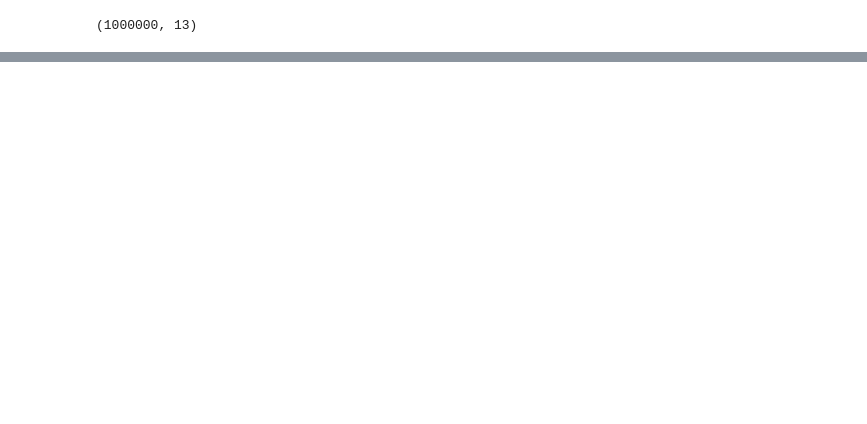
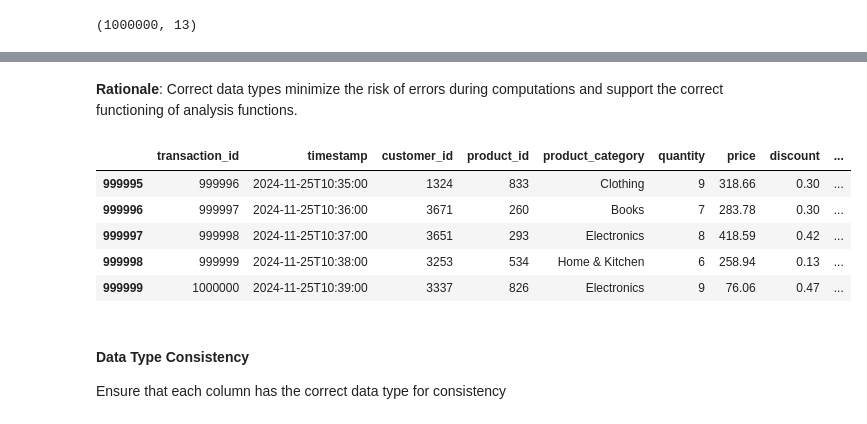
Before and after one commit to arnelimperial/greenergy, a Jupyter notebook: sales.ipynb, the cells around one changed output, grey strips where cells are left out. Saved outputs shown, nothing was run; the diff lists cells and outputs as text; code cells hidden in the pictures; blank space fills up the shorter version.

```diff
--- a/sales.ipynb
+++ b/sales.ipynb
@@ -44,3 +121,8 @@ memory usage: 99.2+ MB
+# %%
+# suggestions if there are duplicate rows
+# remove duplicate rows
+original_df = original_df.drop_duplicates()
+# Rationale: By eliminating duplicates, data clarity is enhanced, allowing for more accurate insights from analyses.
 # %%
 original_df.shape
 # %% [output]
@@ -192,0 +138,19 @@ Index(['transaction_id', 'timestamp', 'customer_id', 'product_id',
+# %%
+# ISO 8601 utilizes the 24-hour clock format for times
+original_df['timestamp'] = pd.to_datetime(original_df['timestamp']).apply(lambda x: x.isoformat())
+# ISO 8601 with date  only
+original_df['date'] = pd.to_datetime(original_df['timestamp']).dt.date
+# %% [markdown]
+<p><b>Rationale</b>: Correct data types minimize the risk of errors during computations and support the correct functioning of analysis functions.</p>
+# %%
+original_df.tail()
+# %% [output]
+|  | transaction_id | timestamp | customer_id | product_id | product_category | quantity | price | discount | ... |
+| 999995 | 999996 | 2024-11-25T10:35:00 | 1324 | 833 | Clothing | 9 | 318.66 | 0.30 | ... |
+| 999996 | 999997 | 2024-11-25T10:36:00 | 3671 | 260 | Books | 7 | 283.78 | 0.30 | ... |
+| 999997 | 999998 | 2024-11-25T10:37:00 | 3651 | 293 | Electronics | 8 | 418.59 | 0.42 | ... |
+| 999998 | 999999 | 2024-11-25T10:38:00 | 3253 | 534 | Home & Kitchen | 6 | 258.94 | 0.13 | ... |
+| 999999 | 1000000 | 2024-11-25T10:39:00 | 3337 | 826 | Electronics | 9 | 76.06 | 0.47 | ... |
+# %% [markdown]
+<h4>Data Type Consistency</h4>
+<p>Ensure that each column has the correct data type for consistency</p>
```
Also changed, not shown: parts of 66 cells of this notebook.
